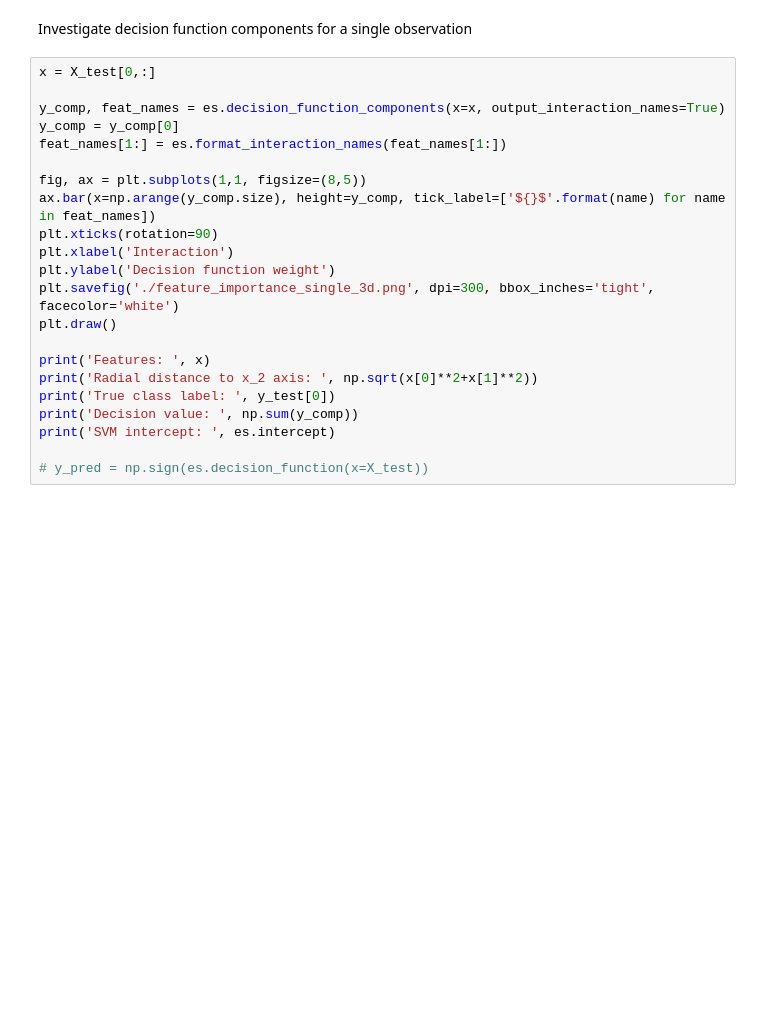
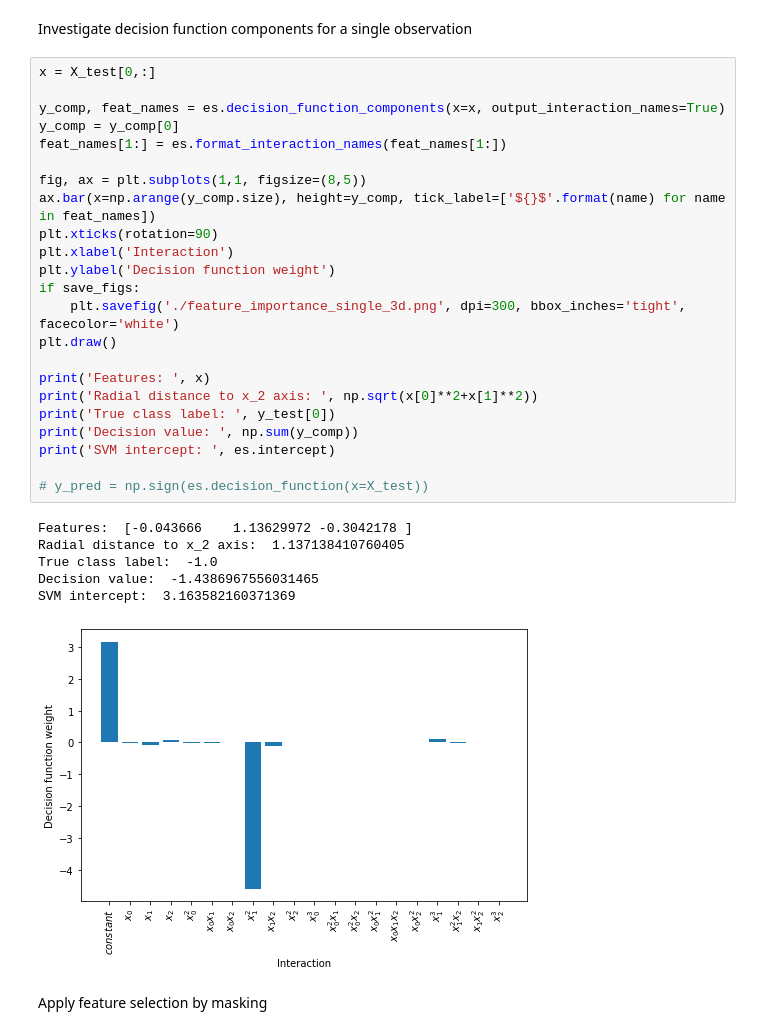
Before and after one commit to rikardvinge/explainpolysvm, a Jupyter notebook: examples/3d_tubes/feature_importance_3d.ipynb, the cells around one changed output. Cells and saved outputs as stored; diff of their text form; blank space fills up the shorter version.

```diff
--- a/examples/3d_tubes/feature_importance_3d.ipynb
+++ b/examples/3d_tubes/feature_importance_3d.ipynb
@@ -121,22 +140,32 @@ Investigate decision function components for a single observation
 # %%
 x = X_test[0,:]
 
 y_comp, feat_names = es.decision_function_components(x=x, output_interaction_names=True)
 y_comp = y_comp[0]
 feat_names[1:] = es.format_interaction_names(feat_names[1:])
 
 fig, ax = plt.subplots(1,1, figsize=(8,5))
 ax.bar(x=np.arange(y_comp.size), height=y_comp, tick_label=['${}$'.format(name) for name in feat_names])
 plt.xticks(rotation=90)
 plt.xlabel('Interaction')
 plt.ylabel('Decision function weight')
-plt.savefig('./feature_importance_single_3d.png', dpi=300, bbox_inches='tight', facecolor='white')
+if save_figs:
+    plt.savefig('./feature_importance_single_3d.png', dpi=300, bbox_inches='tight', facecolor='white')
 plt.draw()
 
 print('Features: ', x)
 print('Radial distance to x_2 axis: ', np.sqrt(x[0]**2+x[1]**2))
 print('True class label: ', y_test[0])
 print('Decision value: ', np.sum(y_comp))
 print('SVM intercept: ', es.intercept)
 
 # y_pred = np.sign(es.decision_function(x=X_test))
+# %% [output]
+Features:  [-0.043666    1.13629972 -0.3042178 ]
+Radial distance to x_2 axis:  1.137138410760405
+True class label:  -1.0
+Decision value:  -1.4386967556031465
+SVM intercept:  3.163582160371369
+[figure, added]
+# %% [markdown]
+Apply feature selection by masking
```
Also changed, not shown: parts of 9 cells of this notebook, 13 other files.
